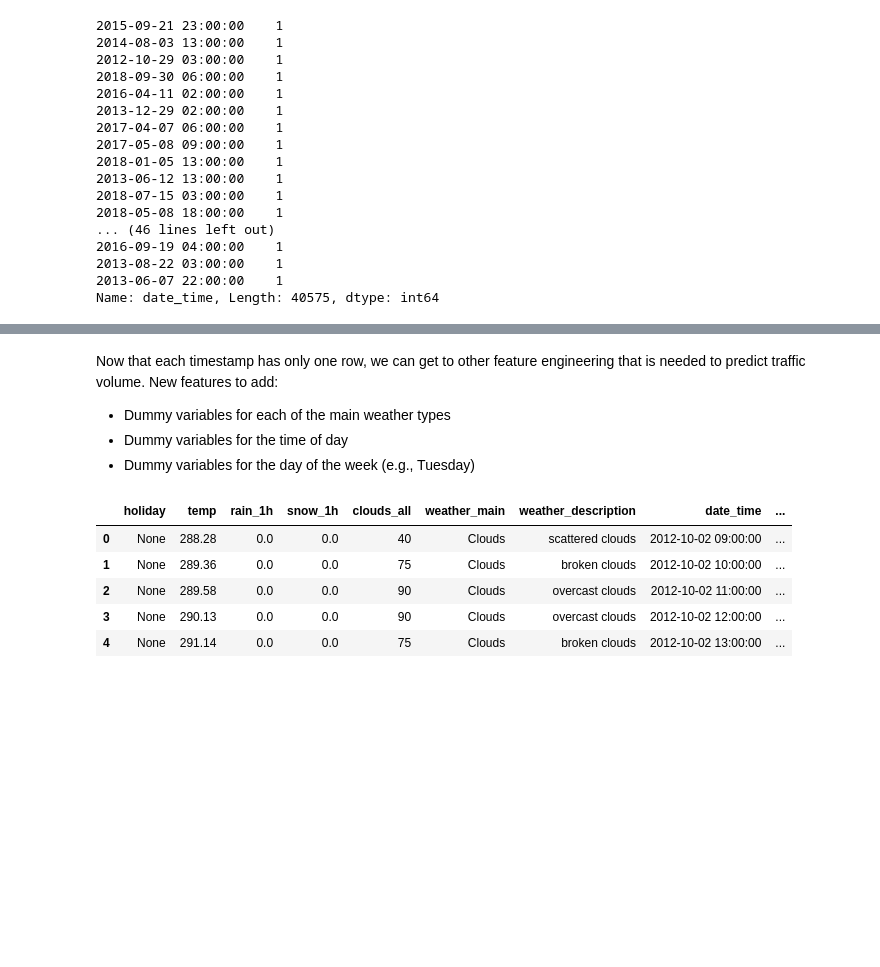
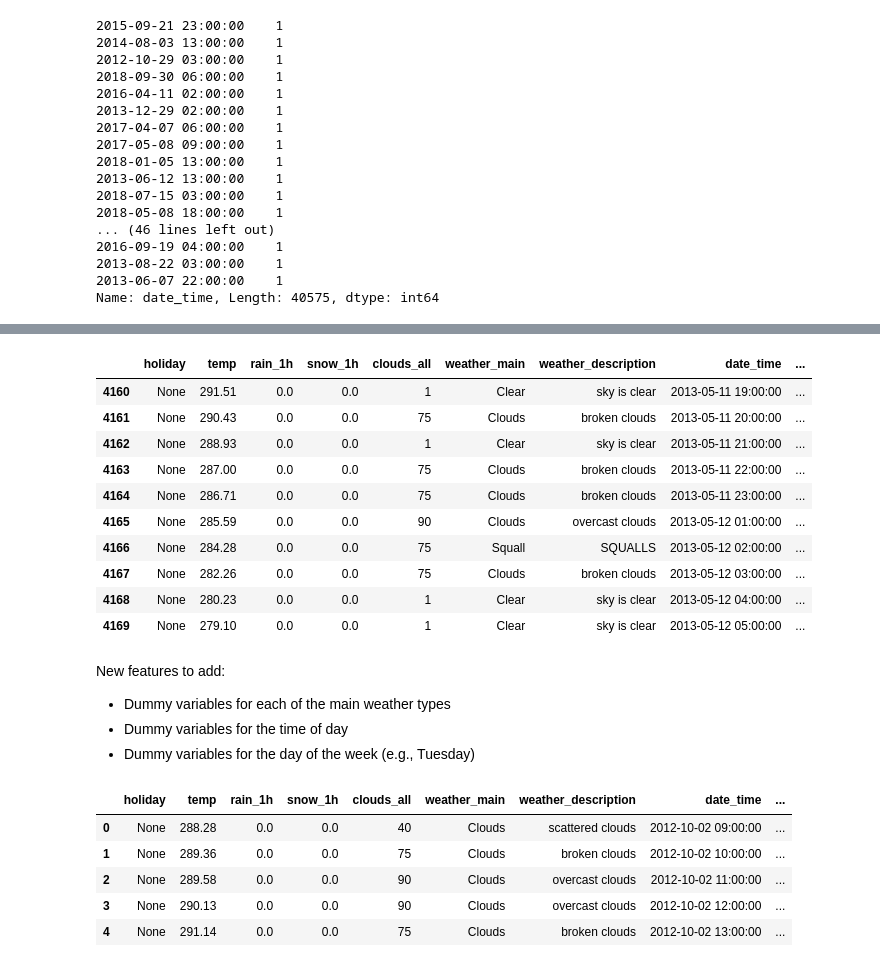
Before and after one commit to brunoyoun/portfolio, a Jupyter notebook: Minneapolis Traffic Data/Minneapolis Traffic Data.ipynb, the cells around one changed output, grey strips where cells are left out. Drawn from its saved outputs; the diff is of its cells as text; code cells hidden in the pictures; blank space fills up the shorter version.

```diff
--- a/Minneapolis Traffic Data/Minneapolis Traffic Data.ipynb
+++ b/Minneapolis Traffic Data/Minneapolis Traffic Data.ipynb
@@ -543,5 +559,19 @@ df.drop(['index'], axis=1, inplace=True)
+# %%
+df[4160:4170]
+# %% [output]
+|  | holiday | temp | rain_1h | snow_1h | clouds_all | weather_main | weather_description | date_time | ... |
+| 4160 | None | 291.51 | 0.0 | 0.0 | 1 | Clear | sky is clear | 2013-05-11 19:00:00 | ... |
+| 4161 | None | 290.43 | 0.0 | 0.0 | 75 | Clouds | broken clouds | 2013-05-11 20:00:00 | ... |
+| 4162 | None | 288.93 | 0.0 | 0.0 | 1 | Clear | sky is clear | 2013-05-11 21:00:00 | ... |
+| 4163 | None | 287.00 | 0.0 | 0.0 | 75 | Clouds | broken clouds | 2013-05-11 22:00:00 | ... |
+| 4164 | None | 286.71 | 0.0 | 0.0 | 75 | Clouds | broken clouds | 2013-05-11 23:00:00 | ... |
+| 4165 | None | 285.59 | 0.0 | 0.0 | 90 | Clouds | overcast clouds | 2013-05-12 01:00:00 | ... |
+| 4166 | None | 284.28 | 0.0 | 0.0 | 75 | Squall | SQUALLS | 2013-05-12 02:00:00 | ... |
+| 4167 | None | 282.26 | 0.0 | 0.0 | 75 | Clouds | broken clouds | 2013-05-12 03:00:00 | ... |
+| 4168 | None | 280.23 | 0.0 | 0.0 | 1 | Clear | sky is clear | 2013-05-12 04:00:00 | ... |
+| 4169 | None | 279.10 | 0.0 | 0.0 | 1 | Clear | sky is clear | 2013-05-12 05:00:00 | ... |
 # %% [markdown]
-Now that each timestamp has only one row, we can get to other feature engineering that is needed to predict traffic volume. New features to add:
+New features to add:
 - Dummy variables for each of the main weather types
 - Dummy variables for the time of day
 - Dummy variables for the day of the week (e.g., Tuesday)
```
Also changed, not shown: parts of 7 cells of this notebook.
